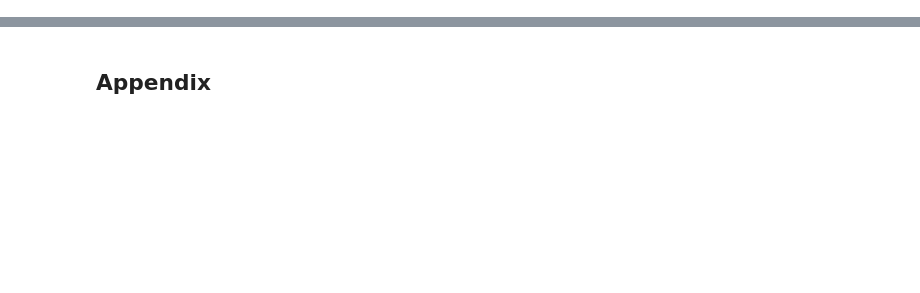
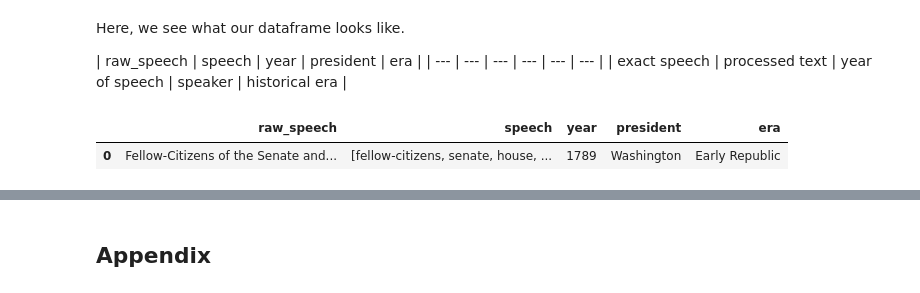
Before and after one commit to RGADigital/ml-bydesign, a Jupyter notebook: hirsch/notebooks/NLP_Project.ipynb, the cells around one changed output, grey strips where cells are left out. Saved outputs shown, nothing was run; the diff lists cells and outputs as text; code cells hidden in the pictures; blank space fills up the shorter version.

Commit message:
topic modelling notebook almost done

```diff
--- a/hirsch/notebooks/NLP_Project.ipynb
+++ b/hirsch/notebooks/NLP_Project.ipynb
@@ -164,5 +0,0 @@ acting > acting
-# %%
-# show words and
-for word in blob.words:
-    w = Word(word)
-    print w, ">", w.synsets[:1]
@@ -184,0 +31,48 @@ acting > [Synset('acting.n.01')]
+# %%
+# this will allow us to map inaugural years to historical eras.
+def historical_era(year):
+    if year < 1830:
+        return "Early Republic"
+    elif year < 1854:
+        return "Jacksonian Democracy"
+    elif year < 1882:
+        return "Sectional Conflict"
+    elif year < 1898:
+        return "Gilded Age"
+    elif year < 1923:
+        return "Progressive Era"
+    elif year < 1962:
+        return "Depression and World Conflict"
+    elif year < 1990:
+        return "Social Change and Soviet Relations"
+    else:
+        return "Globalization"
+
+def process(speech):
+    stoplist = set(stopwords.words())
+    return [re.sub(r'--|;|:|\(|\.|\,|\)|[0-9]*',"", word) for word in speech.lower().split() if word not in stoplist]
+# %%
+raw_speeches = [inaugural.raw(fileid) for fileid in inaugural.fileids()]
+years = [int(fileid[:4]) for fileid in inaugural.fileids()]
+presidents = [fileid.split("-")[1].replace(".txt","") for fileid in inaugural.fileids()]
+
+# strip out stopwords
+speeches = [process(speech) for speech in raw_speeches]
+speeches = [[word for word in speech if word !=""]for speech in speeches]
+# %%
+speeches_df = pd.DataFrame(zip(raw_speeches,speeches, years, presidents), columns = ["raw_speech","speech", "year", "president"])
+speeches_df["era"] = speeches_df["year"].apply(historical_era)
+
+# we will use this later when analyzing how topics change over the course of time.
+eras = list(set(list(speeches_df["era"])))
+# %% [markdown]
+Here, we see what our dataframe looks like.
+
+| raw_speech | speech | year | president | era |
+| --- | --- | --- | --- | --- | --- |
+| exact speech | processed text | year of speech | speaker | historical era |
+# %%
+speeches_df.head(1)
+# %% [output]
+|  | raw_speech | speech | year | president | era |
+| 0 | Fellow-Citizens of the Senate and... | [fellow-citizens, senate, house, ... | 1789 | Washington | Early Republic |
```
Also changed, not shown: parts of 36 cells of this notebook, 5 other files.
